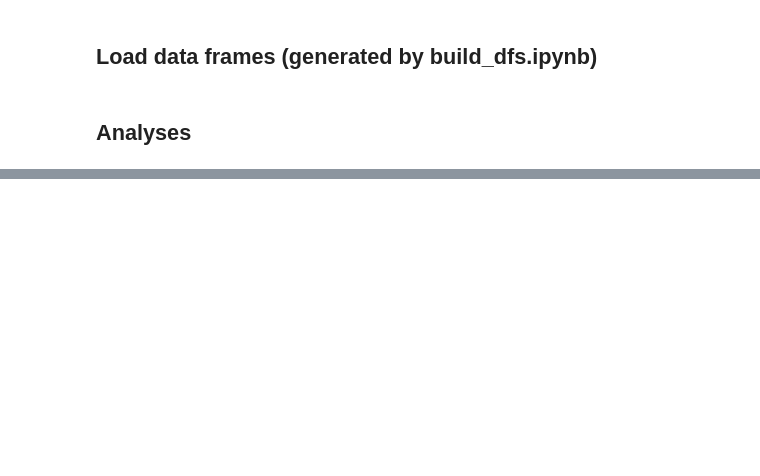
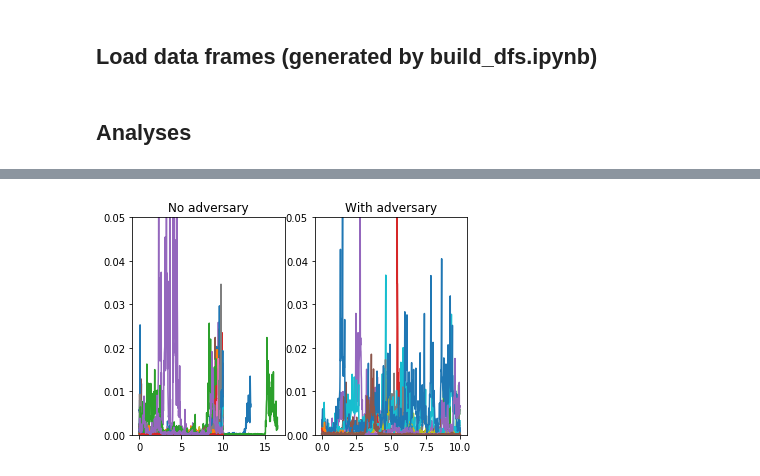
Before and after one commit to onejgordon/cec_vr, a Jupyter notebook: Analysis/analyze.ipynb, the cells around one changed output, grey strips where cells are left out. Cells and saved outputs as stored; diff of their text form; code cells hidden in the pictures; blank space fills up the shorter version.

```diff
--- a/Analysis/analyze.ipynb
+++ b/Analysis/analyze.ipynb
@@ -84,0 +91,31 @@ trial_df
+# %%
+fig, axs = plt.subplots(1, 2)
+
+max_plots = 50
+i = 0
+for key, row in trial_df.iterrows():
+    if row.practice:
+        continue
+    tracks = tracking_df[
+        (tracking_df.subject == row.subject) & \
+        (tracking_df.trial == row.trial) & \
+        (tracking_df.ts < row.ts_selection)
+    ]
+    ctr_vx = tracks[1:].ctr_x.values - tracks[:-1].ctr_x.values
+    ctr_vy = tracks[1:].ctr_y.values - tracks[:-1].ctr_y.values
+    ctr_vz = tracks[1:].ctr_z.values - tracks[:-1].ctr_z.values
+    ctr_vel_norm = np.sqrt(ctr_vx ** 2 + ctr_vy ** 2 + ctr_vz ** 2)
+    ax_id = 1 if row.with_adversary else 0
+    xaxis = tracks.ts.values[:-1] - tracks.ts.values[0]
+    axs[ax_id].plot(xaxis, ctr_vel_norm)
+    i += 1
+    if i > max_plots:
+        break
+
+axs[0].set_ylim((0, 0.05))
+axs[1].set_ylim((0, 0.05))
+axs[0].set_title("No adversary")
+axs[1].set_title("With adversary")
+plt.show()
+# %% [output]
+[figure, added]
```
Also changed, not shown: parts of 19 cells of this notebook, 3 other files.
